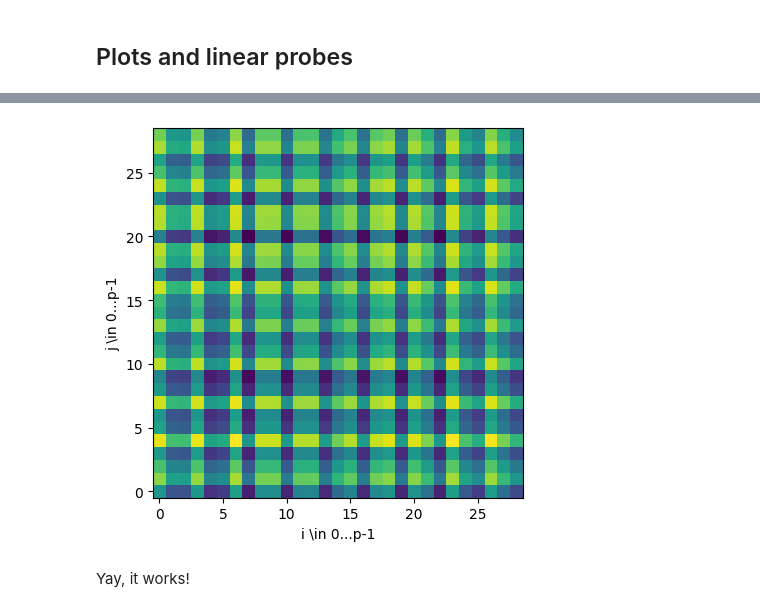
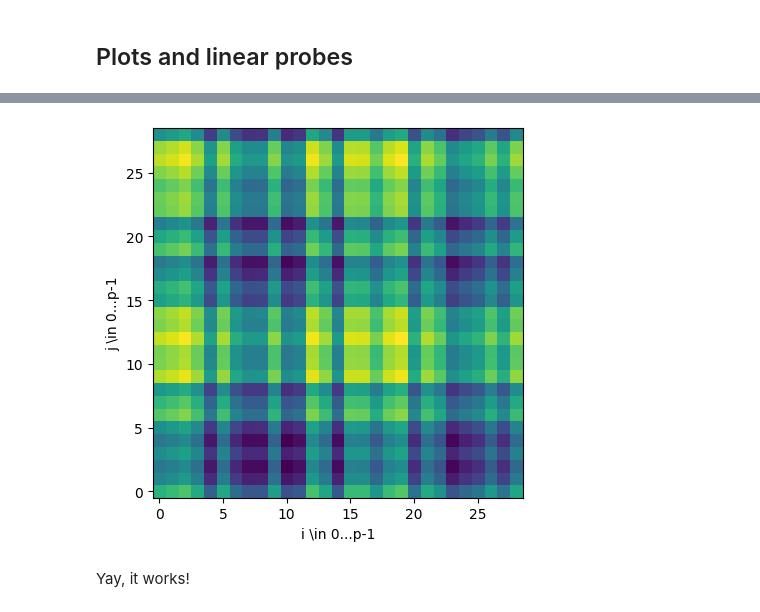
Before and after one commit to jylin04/mi-ntk, a Jupyter notebook: modular_arithmetic.ipynb, the cells around one changed output, grey strips where cells are left out. Cells and saved outputs as stored; diff of their text form; code cells hidden in the pictures.

```diff
--- a/modular_arithmetic.ipynb
+++ b/modular_arithmetic.ipynb
@@ -59,12 +59,13 @@ t.manual_seed(seed)
 class HyperParams:
   p: int = 29
   width: int = 512
+  #width: int = 64
   alpha: float = 0.7
   lr: float = 0.05
   epochs: int = 500
   eval_every: int = 200
   log_every: int = 10
-  seed: int = 42
+  seed: int = 0
 
 params = HyperParams()
 t.manual_seed(params.seed)
@@ -171,23 +174,23 @@ plt.show()
 # %%
 # Preactivation of a first-layer neuron over a grid of all possible inputs
 p= params.p
 
 digits = t.cartesian_prod(t.arange(p, device=device), t.arange(p, device=device))
 
 x_left = F.one_hot(digits[:,0], num_classes=p).float()
 x_right = F.one_hot(digits[:,1], num_classes=p).float()
 x = t.cat([x_left, x_right], dim=1)
 h = (model.net[1](model.net[0](x)))
 
-img = h[:,10].reshape(p,p).detach().cpu().numpy()                # transpose so (i,j) matches (x,y)
+img = h[:,4].reshape(p,p).detach().cpu().numpy()                # transpose so (i,j) matches (x,y)
 plt.figure()
 plt.imshow(img, origin='lower',
            extent=[-0.5, p-0.5, -0.5, p-0.5], interpolation='none')
 plt.gca().set_aspect('equal', 'box')
 plt.xlabel('i \in 0...p-1'); plt.ylabel('j \in 0...p-1')
 #plt.colorbar(label='value')
 plt.show()
 # %% [output]
-[figure, old version]
+[figure, new version]
 # %% [markdown]
 Yay, it works!
```
Also changed, not shown: parts of 55 cells of this notebook.
